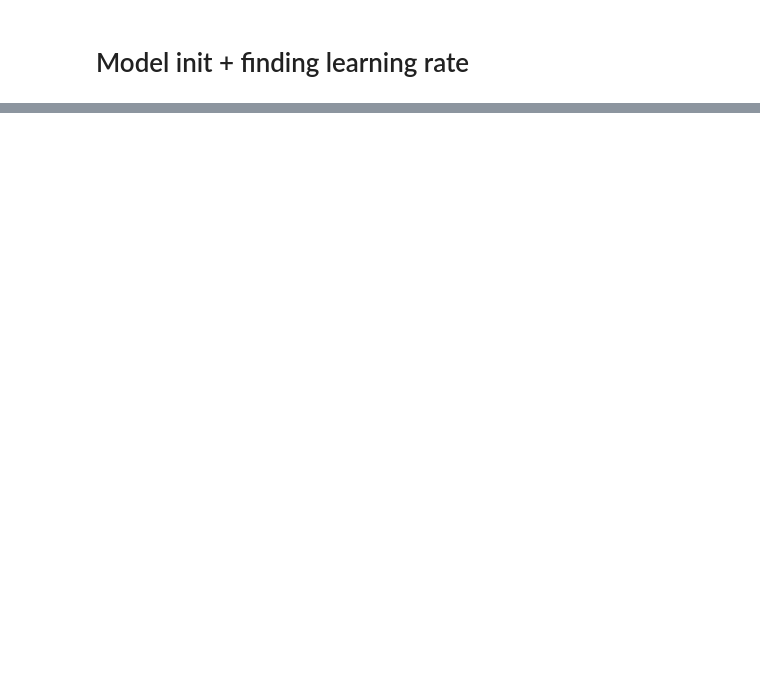
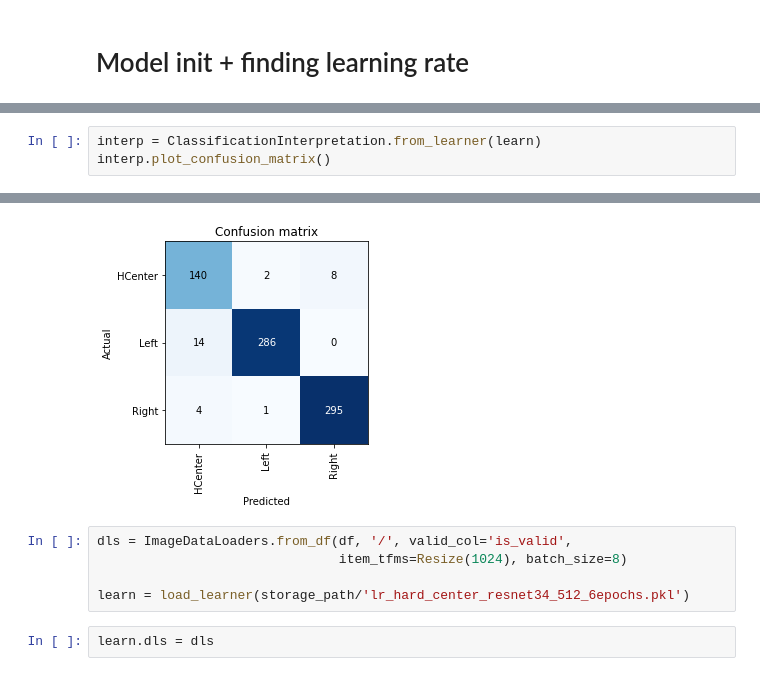
Before and after one commit to omlnaut/gaze_control, a Jupyter notebook: notebooks/05_easy_model_train.ipynb, the cells around one changed output, grey strips where cells are left out. Drawn from its saved outputs; the diff is of its cells as text; blank space fills up the shorter version.

```diff
--- a/notebooks/05_easy_model_train.ipynb
+++ b/notebooks/05_easy_model_train.ipynb
@@ -34,0 +65,4 @@ dls.show_batch()
+# %%
+interp = ClassificationInterpretation.from_learner(learn)
+interp.plot_confusion_matrix()
+# %% [output]
@@ -34,0 +70,8 @@ dls.show_batch()
+[figure, added]
+# %%
+dls = ImageDataLoaders.from_df(df, '/', valid_col='is_valid',
+                               item_tfms=Resize(1024), batch_size=8)
+
+learn = load_learner(storage_path/'lr_hard_center_resnet34_512_6epochs.pkl')
+# %%
+learn.dls = dls
```
Also changed, not shown: parts of 16 cells of this notebook, 7 other files.
